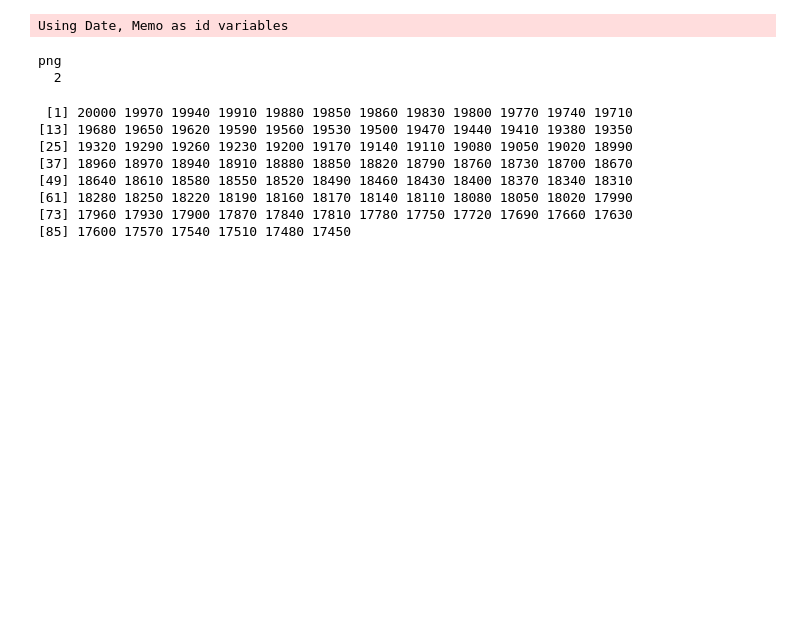
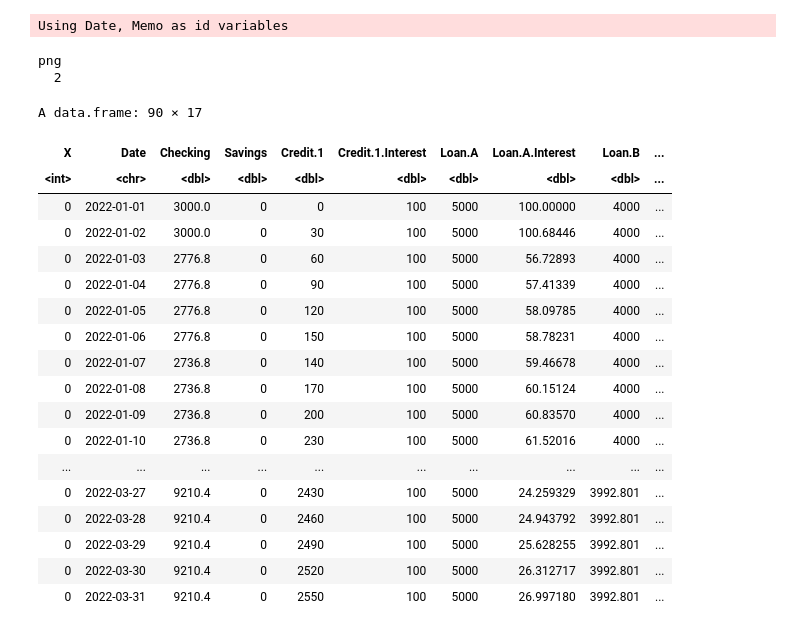
Before and after one commit to hdickie/Expense_Forecast, a Jupyter notebook: viz_expense_forecast.ipynb, the cells around one changed output. Saved outputs shown, nothing was run; the diff lists cells and outputs as text; code cells hidden in the pictures; blank space fills up the shorter version.

Commit message:
implemented loan interest accrual (daily only)

```diff
--- a/viz_expense_forecast.ipynb
+++ b/viz_expense_forecast.ipynb
@@ -21,12 +21,24 @@ Using Date, Memo as id variables
 png
   2
 # %%
+data
 # %% [output]
- [1] 20000 19970 19940 19910 19880 19850 19860 19830 19800 19770 19740 19710
-[13] 19680 19650 19620 19590 19560 19530 19500 19470 19440 19410 19380 19350
-[25] 19320 19290 19260 19230 19200 19170 19140 19110 19080 19050 19020 18990
-[37] 18960 18970 18940 18910 18880 18850 18820 18790 18760 18730 18700 18670
-[49] 18640 18610 18580 18550 18520 18490 18460 18430 18400 18370 18340 18310
-[61] 18280 18250 18220 18190 18160 18170 18140 18110 18080 18050 18020 17990
-[73] 17960 17930 17900 17870 17840 17810 17780 17750 17720 17690 17660 17630
-[85] 17600 17570 17540 17510 17480 17450
+A data.frame: 90 × 17
+| X | Date | Checking | Savings | Credit.1 | Credit.1.Interest | Loan.A | Loan.A.Interest | Loan.B | ... |
+| <int> | <chr> | <dbl> | <dbl> | <dbl> | <dbl> | <dbl> | <dbl> | <dbl> | ... |
+| 0 | 2022-01-01 | 3000.0 | 0 | 0 | 100 | 5000 | 100.00000 | 4000 | ... |
+| 0 | 2022-01-02 | 3000.0 | 0 | 30 | 100 | 5000 | 100.68446 | 4000 | ... |
+| 0 | 2022-01-03 | 2776.8 | 0 | 60 | 100 | 5000 | 56.72893 | 4000 | ... |
+| 0 | 2022-01-04 | 2776.8 | 0 | 90 | 100 | 5000 | 57.41339 | 4000 | ... |
+| 0 | 2022-01-05 | 2776.8 | 0 | 120 | 100 | 5000 | 58.09785 | 4000 | ... |
+| 0 | 2022-01-06 | 2776.8 | 0 | 150 | 100 | 5000 | 58.78231 | 4000 | ... |
+| 0 | 2022-01-07 | 2736.8 | 0 | 140 | 100 | 5000 | 59.46678 | 4000 | ... |
+| 0 | 2022-01-08 | 2736.8 | 0 | 170 | 100 | 5000 | 60.15124 | 4000 | ... |
+| 0 | 2022-01-09 | 2736.8 | 0 | 200 | 100 | 5000 | 60.83570 | 4000 | ... |
+| 0 | 2022-01-10 | 2736.8 | 0 | 230 | 100 | 5000 | 61.52016 | 4000 | ... |
+| ... | ... | ... | ... | ... | ... | ... | ... | ... | ... |
+| 0 | 2022-03-27 | 9210.4 | 0 | 2430 | 100 | 5000 | 24.259329 | 3992.801 | ... |
+| 0 | 2022-03-28 | 9210.4 | 0 | 2460 | 100 | 5000 | 24.943792 | 3992.801 | ... |
+| 0 | 2022-03-29 | 9210.4 | 0 | 2490 | 100 | 5000 | 25.628255 | 3992.801 | ... |
+| 0 | 2022-03-30 | 9210.4 | 0 | 2520 | 100 | 5000 | 26.312717 | 3992.801 | ... |
+| 0 | 2022-03-31 | 9210.4 | 0 | 2550 | 100 | 5000 | 26.997180 | 3992.801 | ... |
```
Also changed, not shown: 1 other file.
